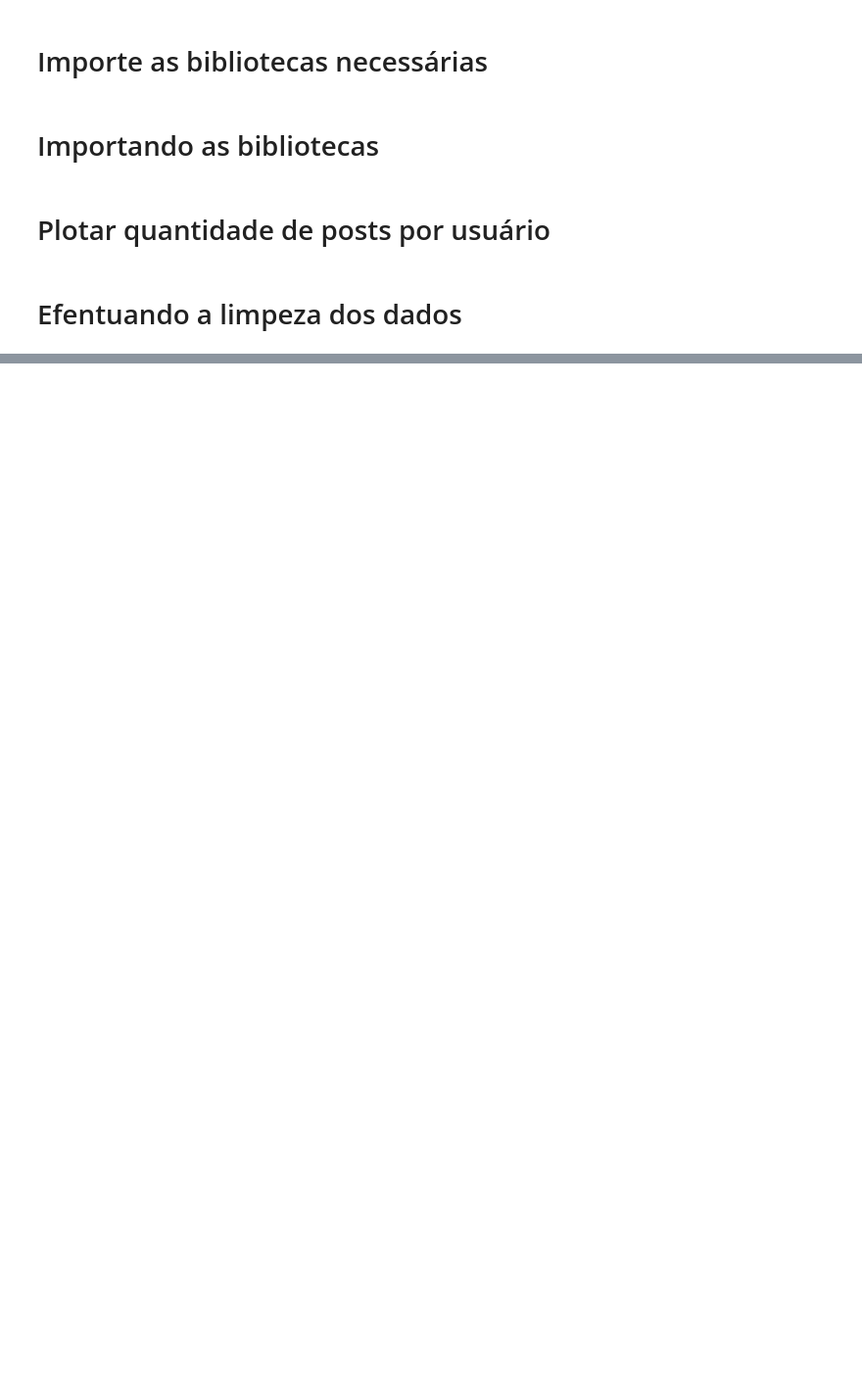
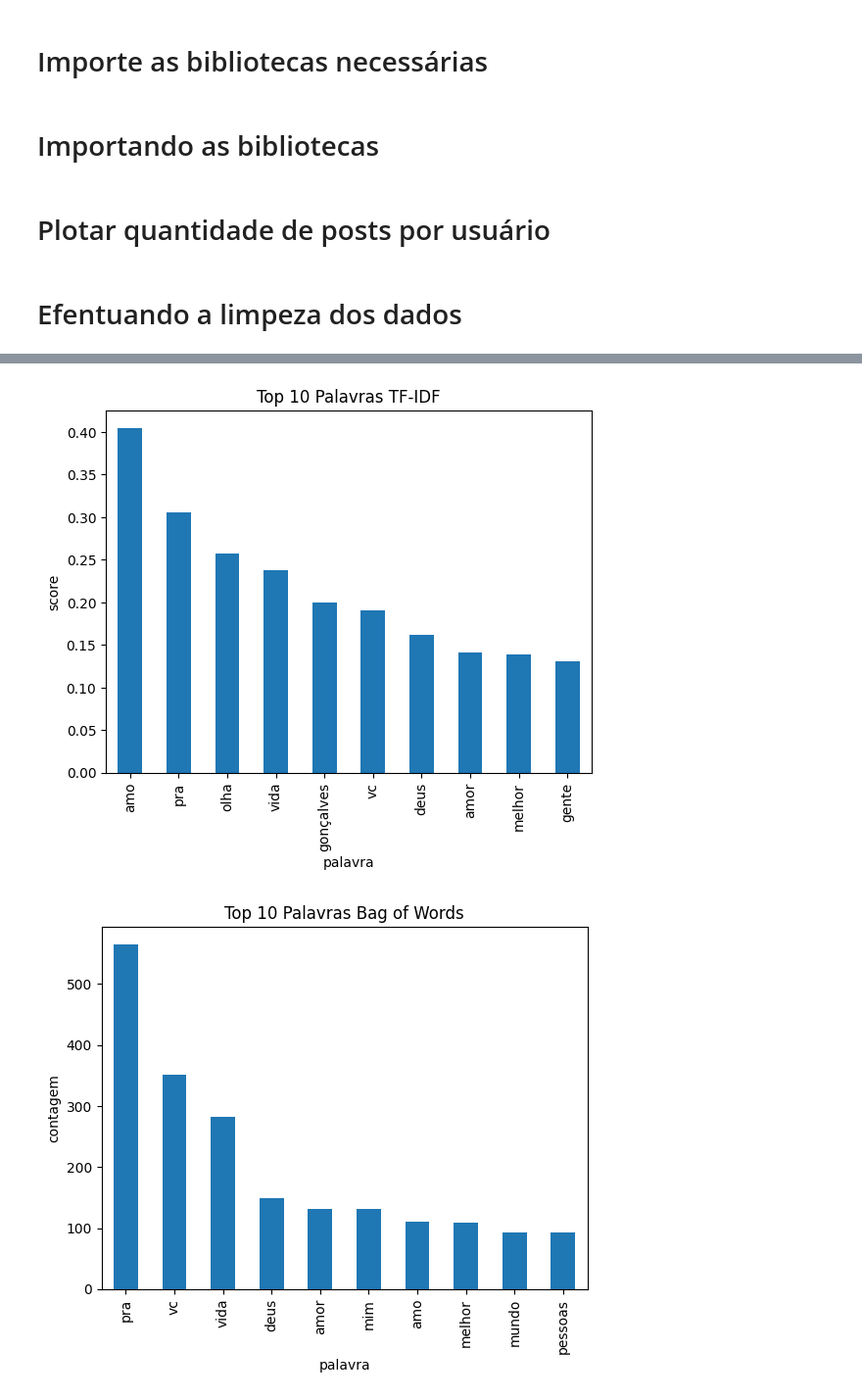
Before and after one commit to paulovitorss/analise_dados, a Jupyter notebook: analise_so_suicida.ipynb, the cells around one changed output, grey strips where cells are left out. Shown at 98% size. Cells and saved outputs as stored; diff of their text form; code cells hidden in the pictures; blank space fills up the shorter version.

Commit message:
Adicionando as funções de palavras frequentes na class

```diff
--- a/analise_so_suicida.ipynb
+++ b/analise_so_suicida.ipynb
@@ -95,7 +93,8 @@ plot_graphs.PlotGraphs().plot_posts_per_user(posts_grouped, 'dados/com_filtros_d
 # %% [markdown]
 # Efentuando a limpeza dos dados
 # %%
-df['postMessageLimpo'] = df['postMessage'].fillna('').apply(lambda text: TextTreatment(text).preprocessamento_texto())
+df['postMessageLimpo'] = df['postMessage'].fillna('').apply(
+    lambda text: TextTreatment(text).preprocessamento_texto() if text else '')
 # %%
 # Exibir apenas as colunas postMessage e postMessageLimpo
 df[['postMessage', 'postMessageLimpo']].head()
@@ -307,0 +104,10 @@ print(resultados_df_bow)
+# %%
+text_vectorizer = TextVectorization(df, stop_words)
+# Vetorização TF-IDF
+resultados_tfidf = text_vectorizer.tfidf_vectorization(
+    'dados/com_filtros_datas/6meses/so_suicida_resultados_tfidf_unigramas.csv', 0.60, 2,
+    (1, 1))
+
+# Vetorização Bag of Words
+resultados_bow = text_vectorizer.bag_of_words_vectorization('dados/com_filtros_datas/6meses/so_suicida_resultados_bow_unigramas.csv',
+                                           0.85, 5, (1, 1))
@@ -307,0 +132,6 @@ print(resultados_df_bow)
+# %%
+text_vectorizer.plot_top_words(resultados_tfidf, column='score', title='Top 10 Palavras TF-IDF')
+text_vectorizer.plot_top_words(resultados_bow, column='contagem', title='Top 10 Palavras Bag of Words')
+# %% [output]
+[figure, added]
+[figure, added]
```
Also changed, not shown: parts of 9 cells of this notebook, 4 other files.
